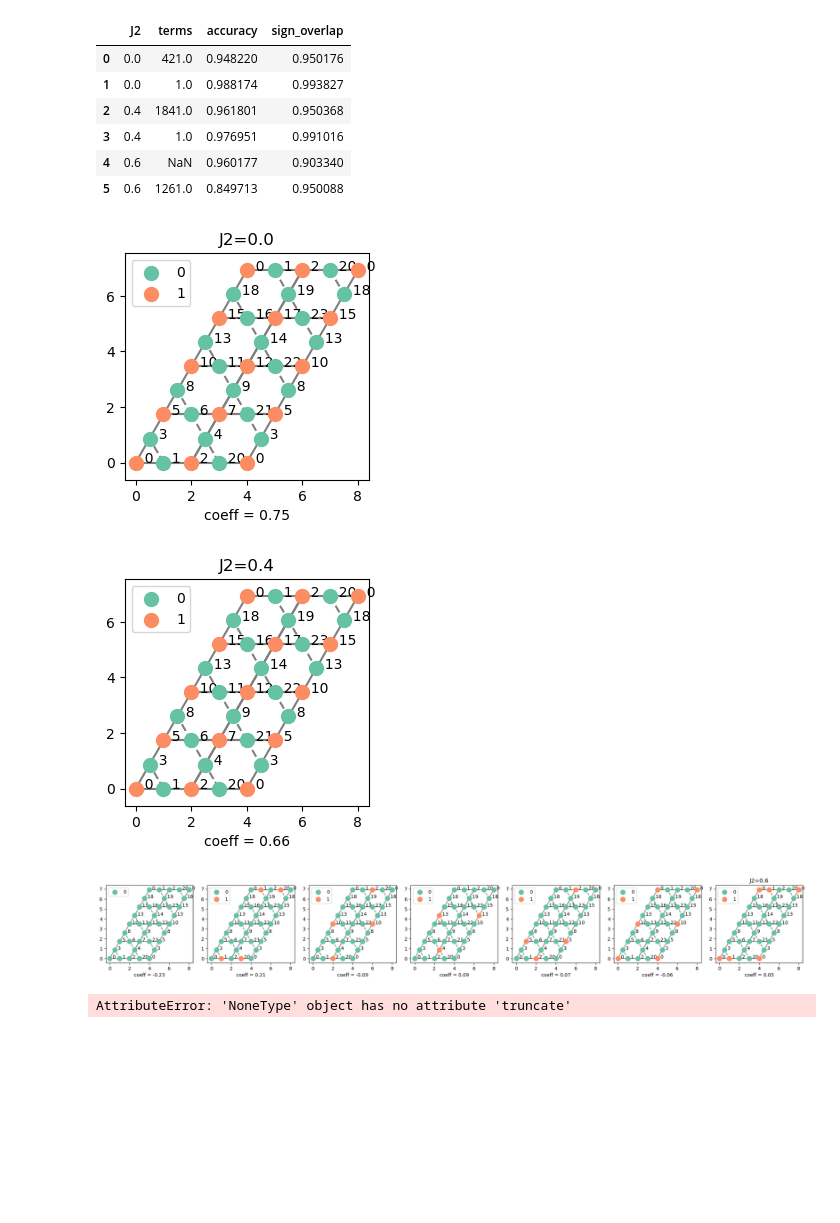
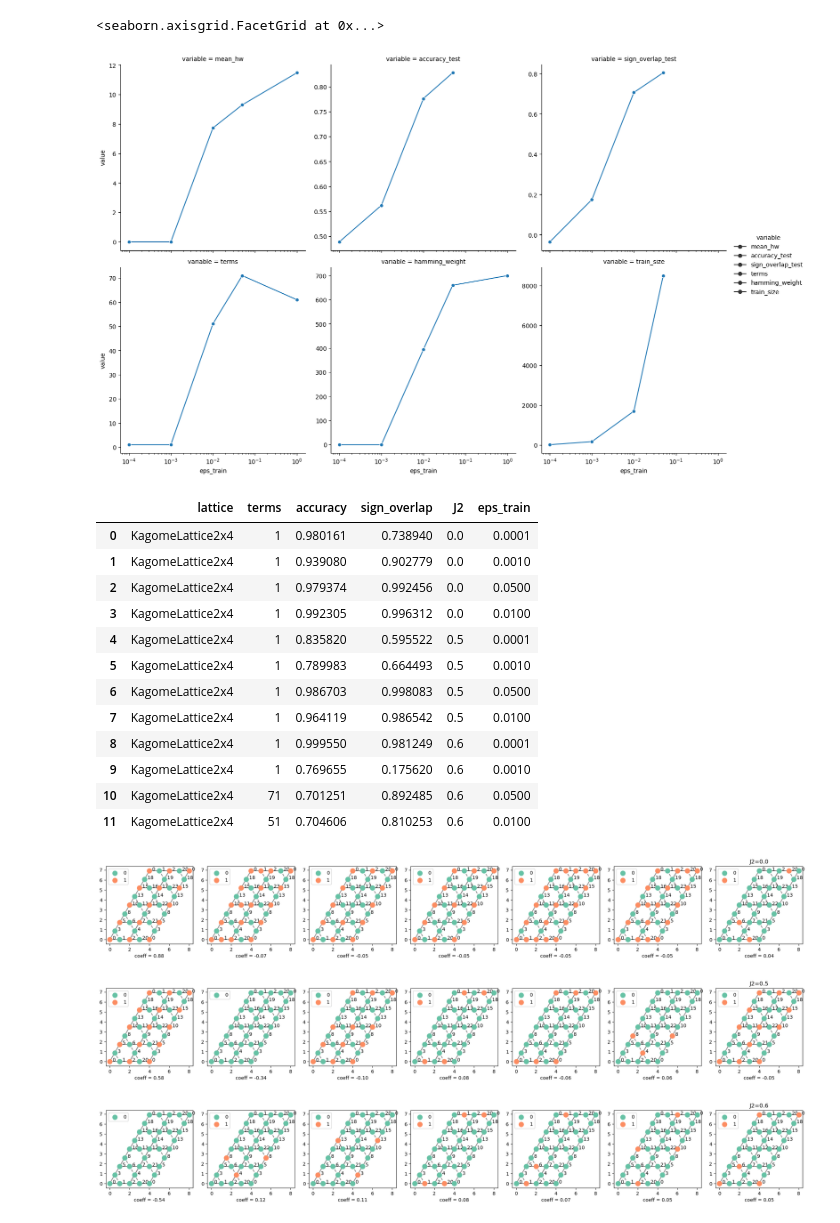
Before and after one commit to ischurov/frustrations-eda, a Jupyter notebook: nn-experiments-3.ipynb, the cells around one changed output. Saved outputs shown, nothing was run; the diff lists cells and outputs as text; code cells hidden in the pictures; blank space fills up the shorter version.

Commit message:
End of day commit
- More reliable caching of NN's fourier reprs
- Experiments with SquareLattice are planned

```diff
--- a/nn-experiments-3.ipynb
+++ b/nn-experiments-3.ipynb
@@ -34,7 +33,11 @@ import seaborn as sns
 # %%
 %matplotlib inline
+# %%
+def read_jsonl_to_df(file):
+    with jsonlines.open(file) as reader:
+        return pd.DataFrame(reader)
 # %%
-model_evaluation = pd.read_csv(model_evaluation_file)
+model_evaluation = read_jsonl_to_df(model_evaluation_file)
 # %%
 model_evaluation
 # %% [output]
@@ -146,5 +155,5 @@ model_evaluation
 # %%
-nn_terms = pd.read_csv(nn_accuracy_file).assign(
+nn_terms = read_jsonl_to_df(nn_accuracy_file).assign(
     terms=lambda x: pd.to_numeric(x["terms"], errors="coerce")
 )
 # %%
@@ -232,3 +282,32 @@ sns.relplot(
+# %%
+sns.relplot(data=pd.concat([nn_complexity.query("J2 == 0.6"), system_complexity.query("J2 == 0.6")])
+    .fillna({"eps_train": 1})
+    .melt(
+        id_vars=["eps_train"],
+        value_vars=[
+            "mean_hw",
+            "accuracy_test",
+            "sign_overlap_test",
+            "terms",
+            "hamming_weight",
+            "mean_hw",
+            "train_size"
+        ],
+    ),
+    x="eps_train",
+    y="value",
+    col="variable",
+    col_wrap=3,
+    # independent y axes
+    facet_kws=dict(sharey=False),
+    kind="line",
+    markers=['o'] * 6,
+    style='variable',
+    dashes=False
+).set(xscale="log")
+# %% [output]
+<seaborn.axisgrid.FacetGrid at 0x...>
+[figure, added]
 # %%
 def visualize_terms(truncation: LBATruncation):
     terms = truncation.truncate_strategy(truncation.analyzer.learner.get_coeffs_ser())
@@ -243,31 +322,37 @@ def visualize_terms(truncation: LBATruncation):
 # %%
 nn_terms.assign(terms=lambda x: pd.to_numeric(x["terms"], errors="coerce"))
 # %% [output]
-|  | J2 | terms | accuracy | sign_overlap |
-| 0 | 0.0 | 421.0 | 0.948220 | 0.950176 |
-| 1 | 0.0 | 1.0 | 0.988174 | 0.993827 |
-| 2 | 0.4 | 1841.0 | 0.961801 | 0.950368 |
-| 3 | 0.4 | 1.0 | 0.976951 | 0.991016 |
-| 4 | 0.6 | NaN | 0.960177 | 0.903340 |
-| 5 | 0.6 | 1261.0 | 0.849713 | 0.950088 |
+|  | lattice | terms | accuracy | sign_overlap | J2 | eps_train |
+| 0 | KagomeLattice2x4 | 1 | 0.980161 | 0.738940 | 0.0 | 0.0001 |
+| 1 | KagomeLattice2x4 | 1 | 0.939080 | 0.902779 | 0.0 | 0.0010 |
+| 2 | KagomeLattice2x4 | 1 | 0.979374 | 0.992456 | 0.0 | 0.0500 |
+| 3 | KagomeLattice2x4 | 1 | 0.992305 | 0.996312 | 0.0 | 0.0100 |
+| 4 | KagomeLattice2x4 | 1 | 0.835820 | 0.595522 | 0.5 | 0.0001 |
+| 5 | KagomeLattice2x4 | 1 | 0.789983 | 0.664493 | 0.5 | 0.0010 |
+| 6 | KagomeLattice2x4 | 1 | 0.986703 | 0.998083 | 0.5 | 0.0500 |
+| 7 | KagomeLattice2x4 | 1 | 0.964119 | 0.986542 | 0.5 | 0.0100 |
+| 8 | KagomeLattice2x4 | 1 | 0.999550 | 0.981249 | 0.6 | 0.0001 |
+| 9 | KagomeLattice2x4 | 1 | 0.769655 | 0.175620 | 0.6 | 0.0010 |
+| 10 | KagomeLattice2x4 | 71 | 0.701251 | 0.892485 | 0.6 | 0.0500 |
+| 11 | KagomeLattice2x4 | 51 | 0.704606 | 0.810253 | 0.6 | 0.0100 |
 # %%
 max_subsets = 7
 eps_train = 0.001
 
 for _, row in (
-    model_evaluation.join(nn_terms.drop("J2", axis=1)).query("eps_train == @eps_train").iterrows()
+    model_evaluation.merge(nn_terms, on=["J2", "lattice", "eps_train"]).query("eps_train == @eps_train").iterrows()
 ):
     visualize_terms(
         row["nn_analyzer"].truncate(
             keep_largest_n(
-                int(min(max_subsets, row["terms"])) if not np.isnan(row["terms"]) else max_subsets
+                # int(min(max_subsets, row["terms"])) if not np.isnan(row["terms"]) else max_subsets
+                max_subsets
             )
         )
     )
     plt.title(f"J2={row['J2']}")
     plt.show()
 # %% [output]
-[figure, old version]
+[figure, new version]
-[figure, old version]
+[figure, new version]
-[figure, old version]
+[figure, new version]
-AttributeError: 'NoneType' object has no attribute 'truncate'
```
Also changed, not shown: parts of 16 cells of this notebook, 7 other files.
